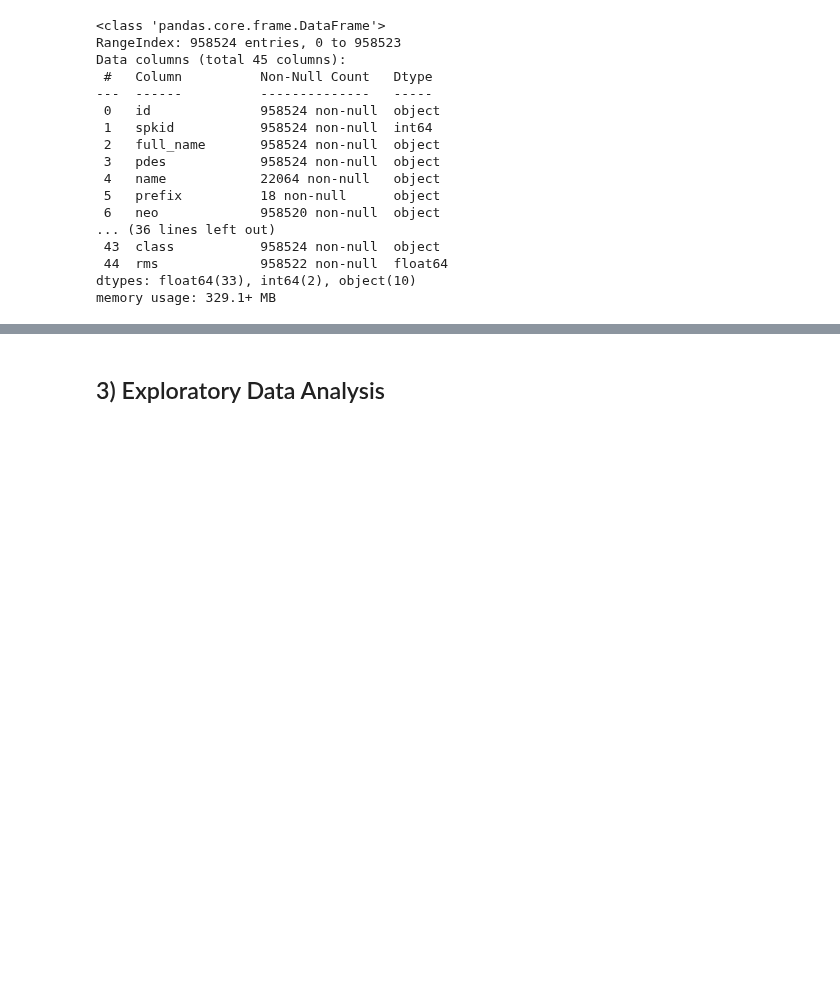
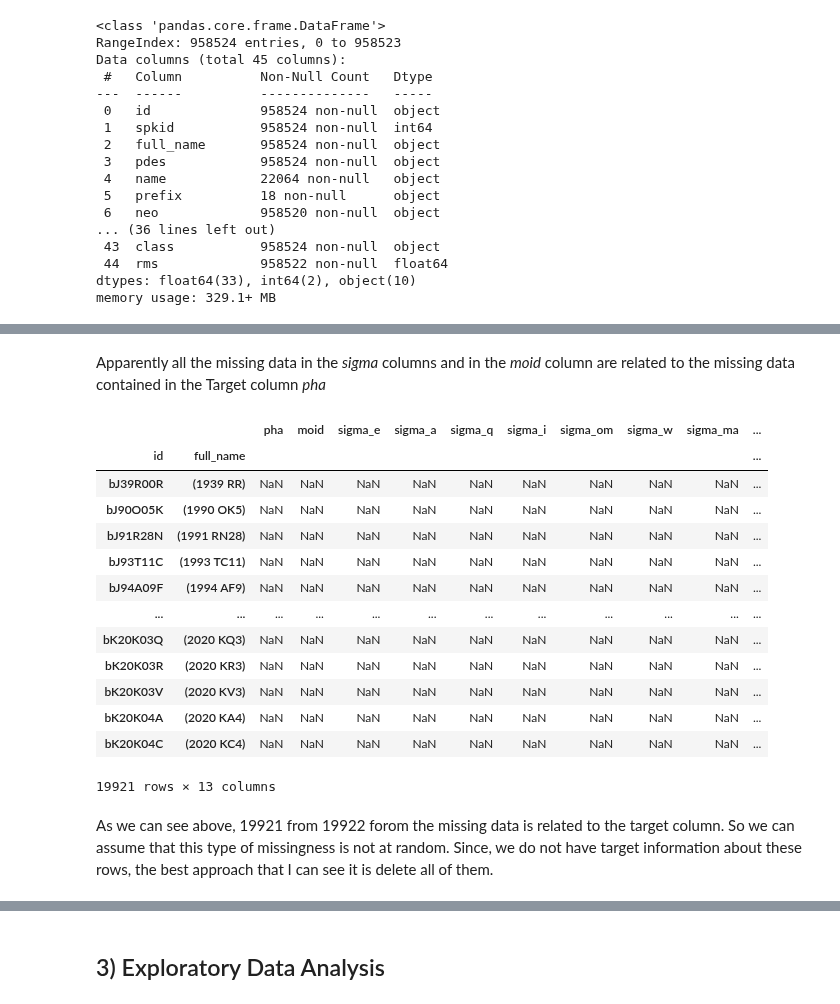
Before and after one commit to caiosoter/DS-Projects, a Jupyter notebook: Asteroid_Classification/Asteroid_Classification.ipynb, the cells around one changed output, grey strips where cells are left out. Saved outputs shown, nothing was run; the diff lists cells and outputs as text; code cells hidden in the pictures; blank space fills up the shorter version.

```diff
--- a/Asteroid_Classification/Asteroid_Classification.ipynb
+++ b/Asteroid_Classification/Asteroid_Classification.ipynb
@@ -99,0 +146,27 @@ Let's find if there is a interesting patter on missing data.
+# %% [markdown]
+Apparently all the missing data in the *sigma* columns and in the *moid* column are related to the missing data contained in the Target column *pha*
+# %%
+# Looking for
+df_2 = df[["pha", "moid", "sigma_e", "sigma_a",
+    "sigma_q", "sigma_i", "sigma_om",
+    "sigma_w", "sigma_ma", "sigma_ad",
+    "sigma_n", "sigma_tp", "sigma_per"]]
+
+df_2[df["pha"].isnull()]
+# %% [output]
+|  |  | pha | moid | sigma_e | sigma_a | sigma_q | sigma_i | sigma_om | sigma_w | sigma_ma | ... |
+| id | full_name |  |  |  |  |  |  |  |  |  | ... |
+| bJ39R00R | (1939 RR) | NaN | NaN | NaN | NaN | NaN | NaN | NaN | NaN | NaN | ... |
+| bJ90O05K | (1990 OK5) | NaN | NaN | NaN | NaN | NaN | NaN | NaN | NaN | NaN | ... |
+| bJ91R28N | (1991 RN28) | NaN | NaN | NaN | NaN | NaN | NaN | NaN | NaN | NaN | ... |
+| bJ93T11C | (1993 TC11) | NaN | NaN | NaN | NaN | NaN | NaN | NaN | NaN | NaN | ... |
+| bJ94A09F | (1994 AF9) | NaN | NaN | NaN | NaN | NaN | NaN | NaN | NaN | NaN | ... |
+| ... | ... | ... | ... | ... | ... | ... | ... | ... | ... | ... | ... |
+| bK20K03Q | (2020 KQ3) | NaN | NaN | NaN | NaN | NaN | NaN | NaN | NaN | NaN | ... |
+| bK20K03R | (2020 KR3) | NaN | NaN | NaN | NaN | NaN | NaN | NaN | NaN | NaN | ... |
+| bK20K03V | (2020 KV3) | NaN | NaN | NaN | NaN | NaN | NaN | NaN | NaN | NaN | ... |
+| bK20K04A | (2020 KA4) | NaN | NaN | NaN | NaN | NaN | NaN | NaN | NaN | NaN | ... |
+| bK20K04C | (2020 KC4) | NaN | NaN | NaN | NaN | NaN | NaN | NaN | NaN | NaN | ... |
+19921 rows × 13 columns
+# %% [markdown]
+As we can see above, 19921 from 19922 forom the missing data is related to the target column. So we can assume that this type of missingness is not at random. Since, we do not have target information about these rows, the best approach that I can see it is delete all of them.
```
Also changed, not shown: parts of 22 cells of this notebook.
